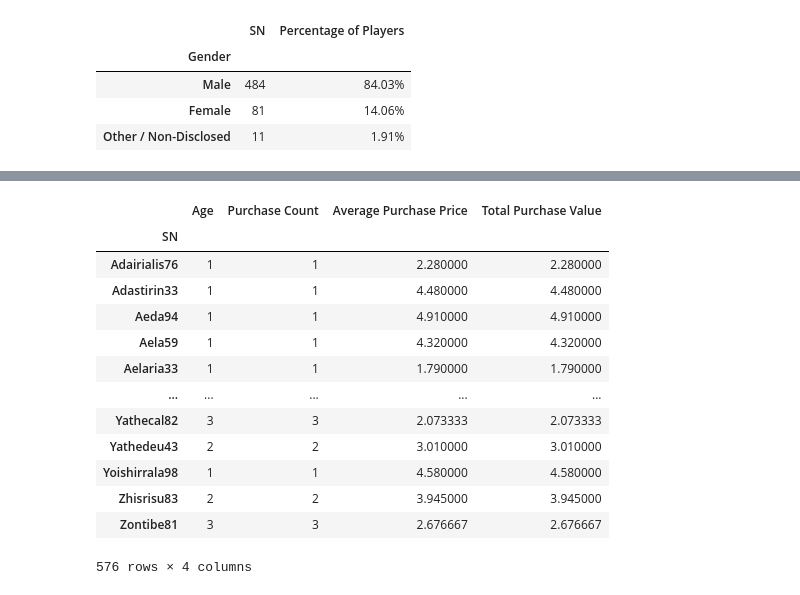
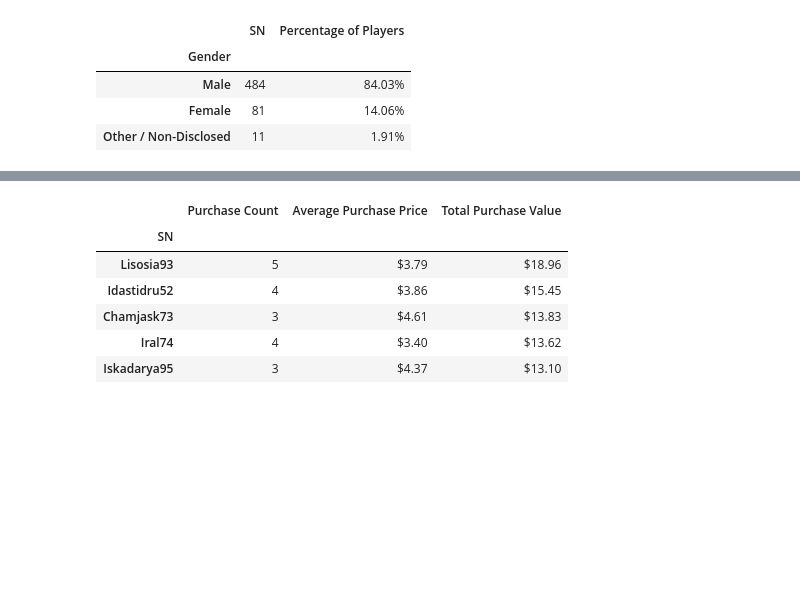
Before and after one commit to michael-grad/pandas-challenge, a Jupyter notebook: HeroesOfPymoliAnalysis.ipynb, the cells around one changed output, grey strips where cells are left out. Saved outputs shown, nothing was run; the diff lists cells and outputs as text; code cells hidden in the pictures; blank space fills up the shorter version.

```diff
--- a/HeroesOfPymoliAnalysis.ipynb
+++ b/HeroesOfPymoliAnalysis.ipynb
@@ -285,50 +331,48 @@ avg_purch_df
 # %%
 #EIGHTH CELL
-# Top Spenders
+#VERIFEID AS WORKING VERIFIED FORMATTING
+# TOP SPENDERS
 # Create a summary data frame with SN and Count of purchases
 top_df = raw_data_df.groupby("SN").count()
 top_df
 
 #total_purchase_df = purchase_demo_df.groupby("Purchase Counts").sum()
 # Add to summary data frame mean purchase value
 top_mean_df = raw_data_df.groupby("SN").mean()
 top_mean_df
 
 # Add to summary data frame total purchase value
 top_total_df = raw_data_df.groupby("SN").sum()
 top_total_df
 
 # create new df = just columns of interest
-top_spenders_df["Purchase Count"] = top_df[["Age"]]
+#["Purchase Count"]
+top_spenders_df = top_df[["Age"]]
+top_spenders_df = top_spenders_df.rename(columns={"Age": "Purchase Count"})
 top_spenders_df
 
 top_spenders_df["Average Purchase Price"] = top_mean_df["Price"]
 top_spenders_df
 
-top_spenders_df["Total Purchase Value"] = top_mean_df["Price"]
+top_spenders_df["Total Purchase Value"] = top_total_df["Price"]
 top_spenders_df
 
 # Sort dataframe decending order
-# DEBUG!! - sorting not working - error code
-#top_spenders_df = top_spenders_df.sort_values("Total Purchase Value", axis=1, ascending=False)
-#top_spenders_df
+# DEBUG!! - sorting not working - removing axis=1 makes it work
+top_spenders_df = top_spenders_df.sort_values(["Total Purchase Value"], ascending=False)
 
-# Remove extra column
+# Reformat numbers
+top_spenders_df["Average Purchase Price"] = top_spenders_df["Average Purchase Price"].map('${:.2f}'.format)
+top_spenders_df["Total Purchase Value"] = top_spenders_df["Total Purchase Value"].map('${:.2f}'.format)
+top_spenders_df.head()
 
 # Truncate summary data frame to 1ist first 5 records
 # top_spenders_head_df = top_spenders_df.head()
 # %% [output]
-|  | Age | Purchase Count | Average Purchase Price | Total Purchase Value |
-| SN |  |  |  |  |
-| Adairialis76 | 1 | 1 | 2.280000 | 2.280000 |
-| Adastirin33 | 1 | 1 | 4.480000 | 4.480000 |
-| Aeda94 | 1 | 1 | 4.910000 | 4.910000 |
-| Aela59 | 1 | 1 | 4.320000 | 4.320000 |
-| Aelaria33 | 1 | 1 | 1.790000 | 1.790000 |
-| ... | ... | ... | ... | ... |
-| Yathecal82 | 3 | 3 | 2.073333 | 2.073333 |
-| Yathedeu43 | 2 | 2 | 3.010000 | 3.010000 |
-| Yoishirrala98 | 1 | 1 | 4.580000 | 4.580000 |
-| Zhisrisu83 | 2 | 2 | 3.945000 | 3.945000 |
-| Zontibe81 | 3 | 3 | 2.676667 | 2.676667 |
+|  | Purchase Count | Average Purchase Price | Total Purchase Value |
+| SN |  |  |  |
+| Lisosia93 | 5 | $3.79 | $18.96 |
+| Idastidru52 | 4 | $3.86 | $15.45 |
+| Chamjask73 | 3 | $4.61 | $13.83 |
+| Iral74 | 4 | $3.40 | $13.62 |
+| Iskadarya95 | 3 | $4.37 | $13.10 |
-576 rows × 4 columns
```
Also changed, not shown: parts of 7 cells of this notebook.
